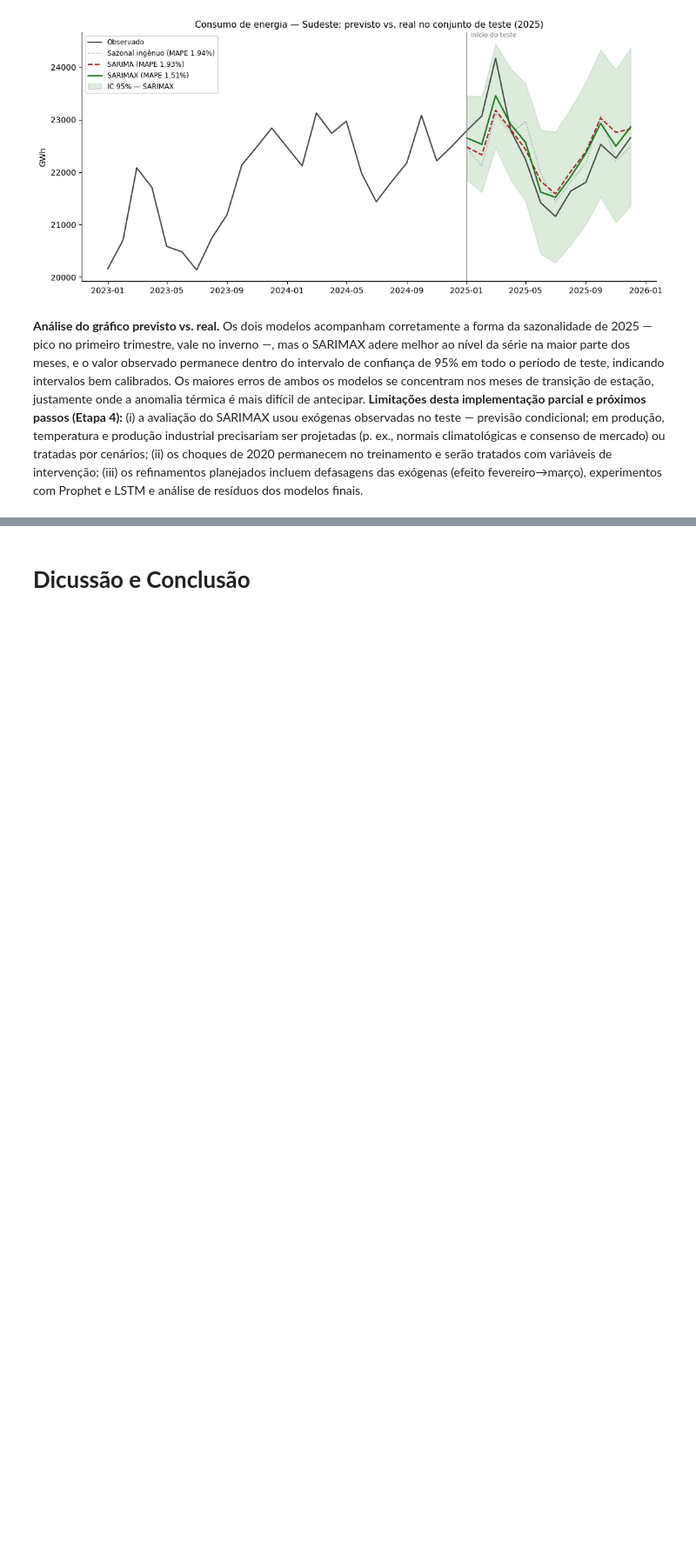
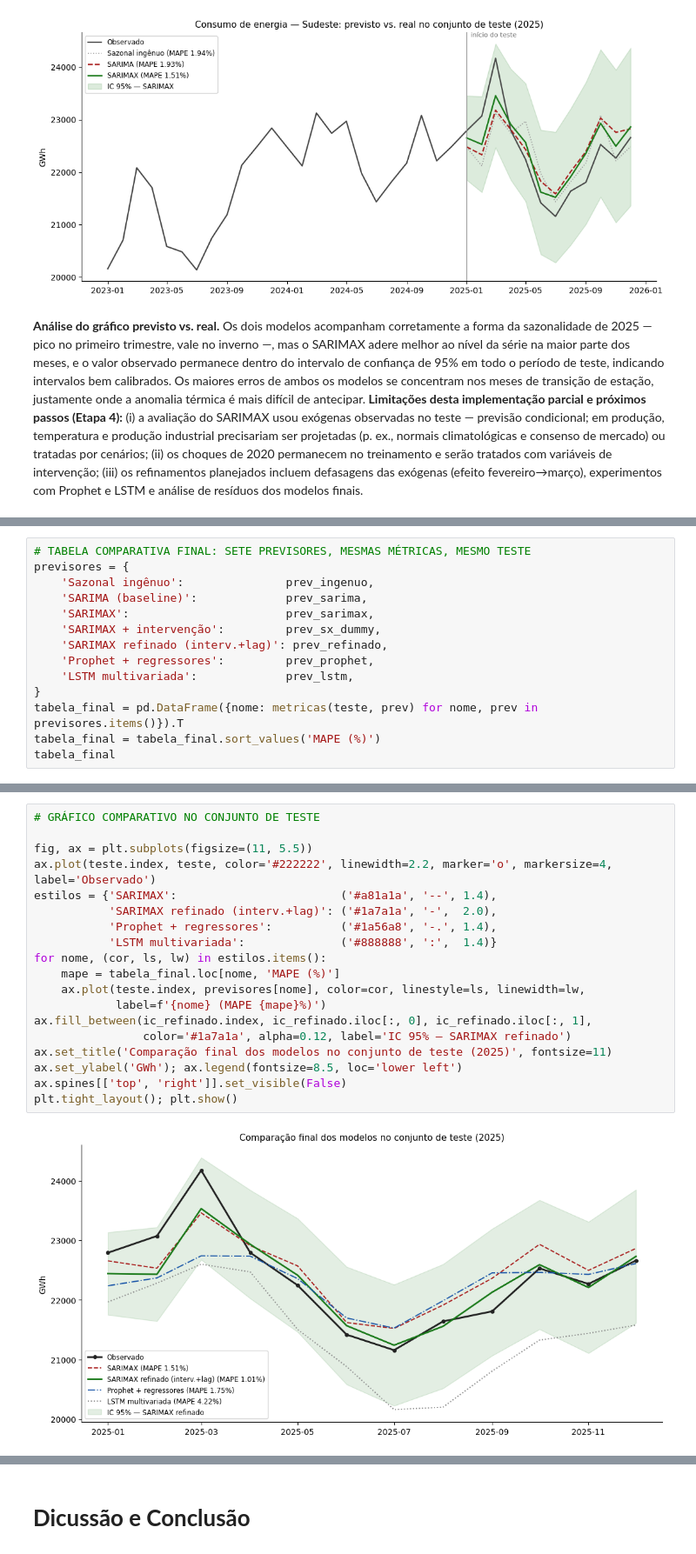
Before and after one commit to lrrod/mackprojetoIV, a Jupyter notebook: cd_projeto_aplicado_IV_doc.ipynb, the cells around one changed output, grey strips where cells are left out. Shown at 87% size. Cells and saved outputs as stored; diff of their text form; blank space fills up the shorter version.

```diff
--- a/cd_projeto_aplicado_IV_doc.ipynb
+++ b/cd_projeto_aplicado_IV_doc.ipynb
@@ -654,0 +786,14 @@ plt.tight_layout(); plt.show()
+# %%
+# TABELA COMPARATIVA FINAL: SETE PREVISORES, MESMAS MÉTRICAS, MESMO TESTE
+previsores = {
+    'Sazonal ingênuo':               prev_ingenuo,
+    'SARIMA (baseline)':             prev_sarima,
+    'SARIMAX':                       prev_sarimax,
+    'SARIMAX + intervenção':         prev_sx_dummy,
+    'SARIMAX refinado (interv.+lag)': prev_refinado,
+    'Prophet + regressores':         prev_prophet,
+    'LSTM multivariada':             prev_lstm,
+}
+tabela_final = pd.DataFrame({nome: metricas(teste, prev) for nome, prev in previsores.items()}).T
+tabela_final = tabela_final.sort_values('MAPE (%)')
+tabela_final
@@ -654,0 +809,21 @@ plt.tight_layout(); plt.show()
+# %%
+# GRÁFICO COMPARATIVO NO CONJUNTO DE TESTE
+
+fig, ax = plt.subplots(figsize=(11, 5.5))
+ax.plot(teste.index, teste, color='#222222', linewidth=2.2, marker='o', markersize=4, label='Observado')
+estilos = {'SARIMAX':                        ('#a81a1a', '--', 1.4),
+           'SARIMAX refinado (interv.+lag)': ('#1a7a1a', '-',  2.0),
+           'Prophet + regressores':          ('#1a56a8', '-.', 1.4),
+           'LSTM multivariada':              ('#888888', ':',  1.4)}
+for nome, (cor, ls, lw) in estilos.items():
+    mape = tabela_final.loc[nome, 'MAPE (%)']
+    ax.plot(teste.index, previsores[nome], color=cor, linestyle=ls, linewidth=lw,
+            label=f'{nome} (MAPE {mape}%)')
+ax.fill_between(ic_refinado.index, ic_refinado.iloc[:, 0], ic_refinado.iloc[:, 1],
+                color='#1a7a1a', alpha=0.12, label='IC 95% — SARIMAX refinado')
+ax.set_title('Comparação final dos modelos no conjunto de teste (2025)', fontsize=11)
+ax.set_ylabel('GWh'); ax.legend(fontsize=8.5, loc='lower left')
+ax.spines[['top', 'right']].set_visible(False)
+plt.tight_layout(); plt.show()
+# %% [output]
+[figure, added]
```
Also changed, not shown: parts of 22 cells of this notebook.
